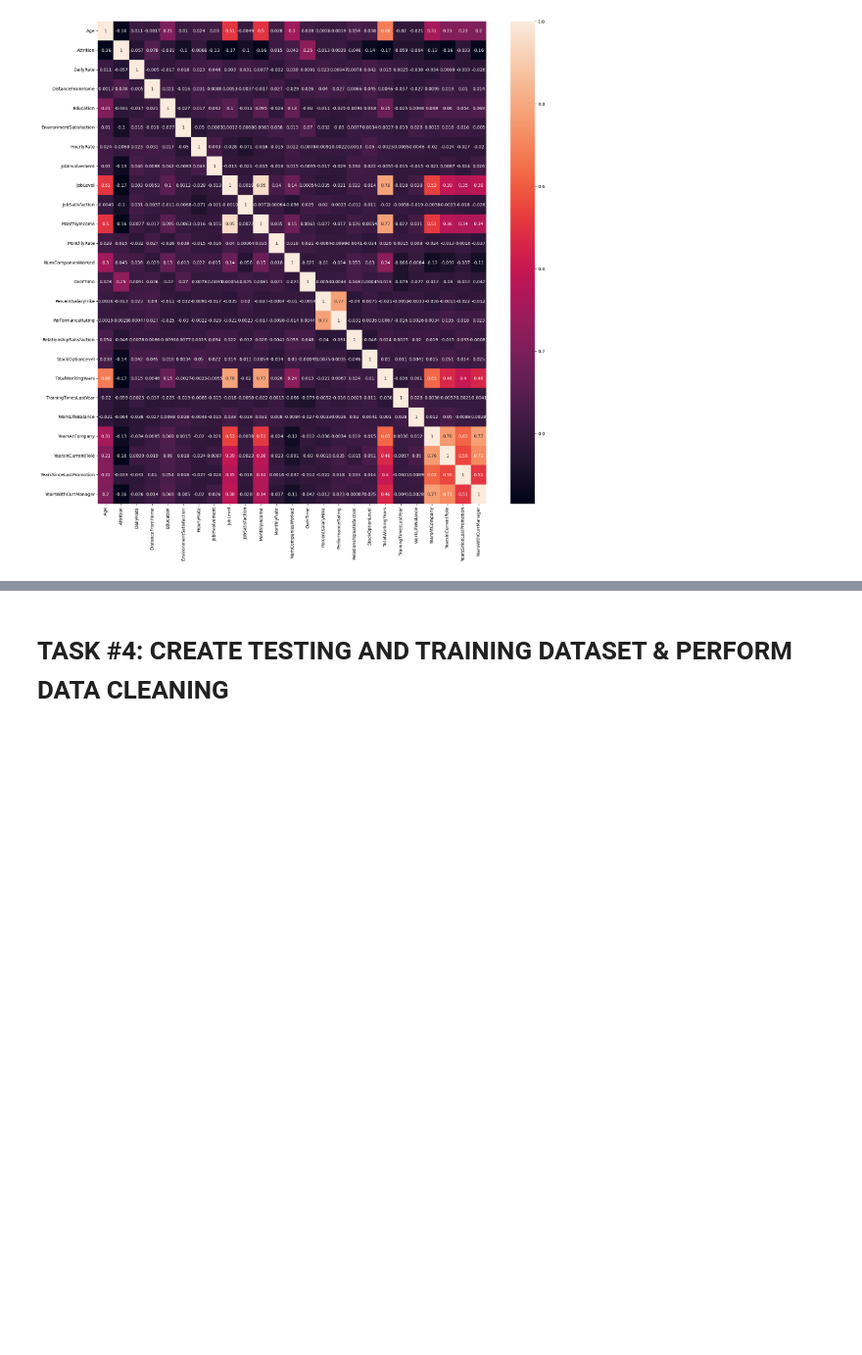
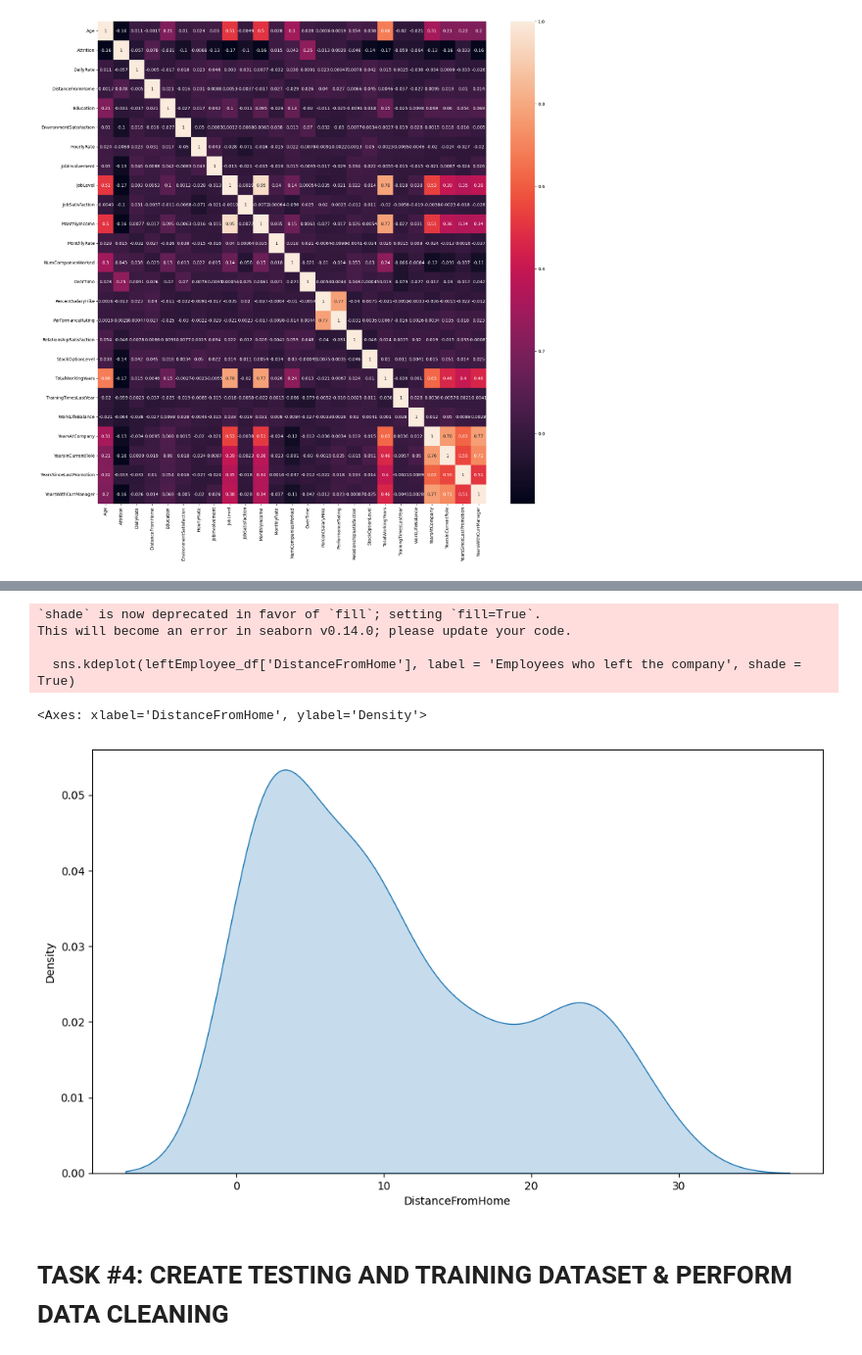
Before and after one commit to daffafahreza4/HumanResourcesDepartement, a Jupyter notebook: Human_Resources_Department_Skeleton.ipynb, the cells around one changed output, grey strips where cells are left out. Shown at 98% size. Saved outputs shown, nothing was run; the diff lists cells and outputs as text; code cells hidden in the pictures; blank space fills up the shorter version.

```diff
--- a/Human_Resources_Department_Skeleton.ipynb
+++ b/Human_Resources_Department_Skeleton.ipynb
@@ -278,3 +300,15 @@ plt.show()
+# %%
+#KDE (Kernel Density Estimate) used for visualization the probability Density of continous variables
+#KDE describe the probability density at different values in a continuous variable.
+plt.figure(figsize = [12, 7])
+sns.kdeplot(leftEmployee_df['DistanceFromHome'], label = 'Employees who left the company', shade = True)
+# %% [output]
+`shade` is now deprecated in favor of `fill`; setting `fill=True`.
+This will become an error in seaborn v0.14.0; please update your code.
+
+  sns.kdeplot(leftEmployee_df['DistanceFromHome'], label = 'Employees who left the company', shade = True)
+<Axes: xlabel='DistanceFromHome', ylabel='Density'>
+[figure, added]
 # %%
 # Let's see the Gender vs. Monthly Income
 # %%
```
Also changed, not shown: parts of 3 cells of this notebook.
